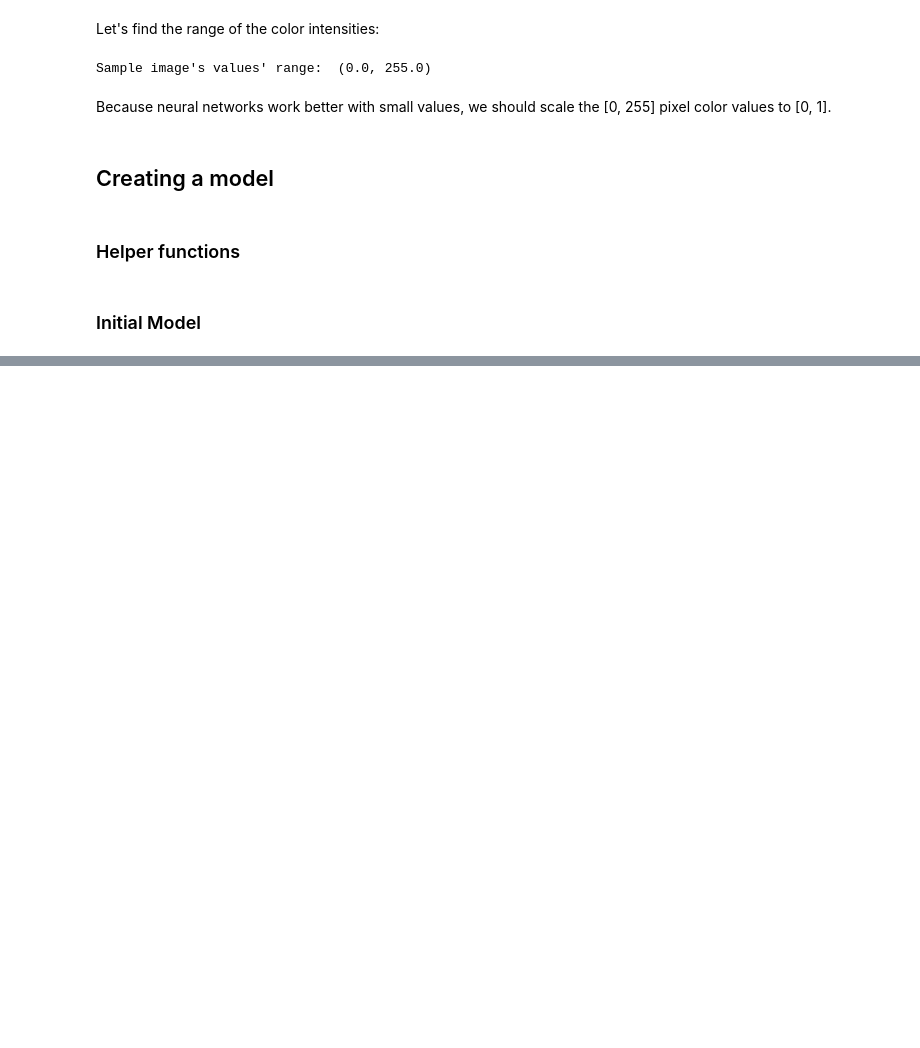
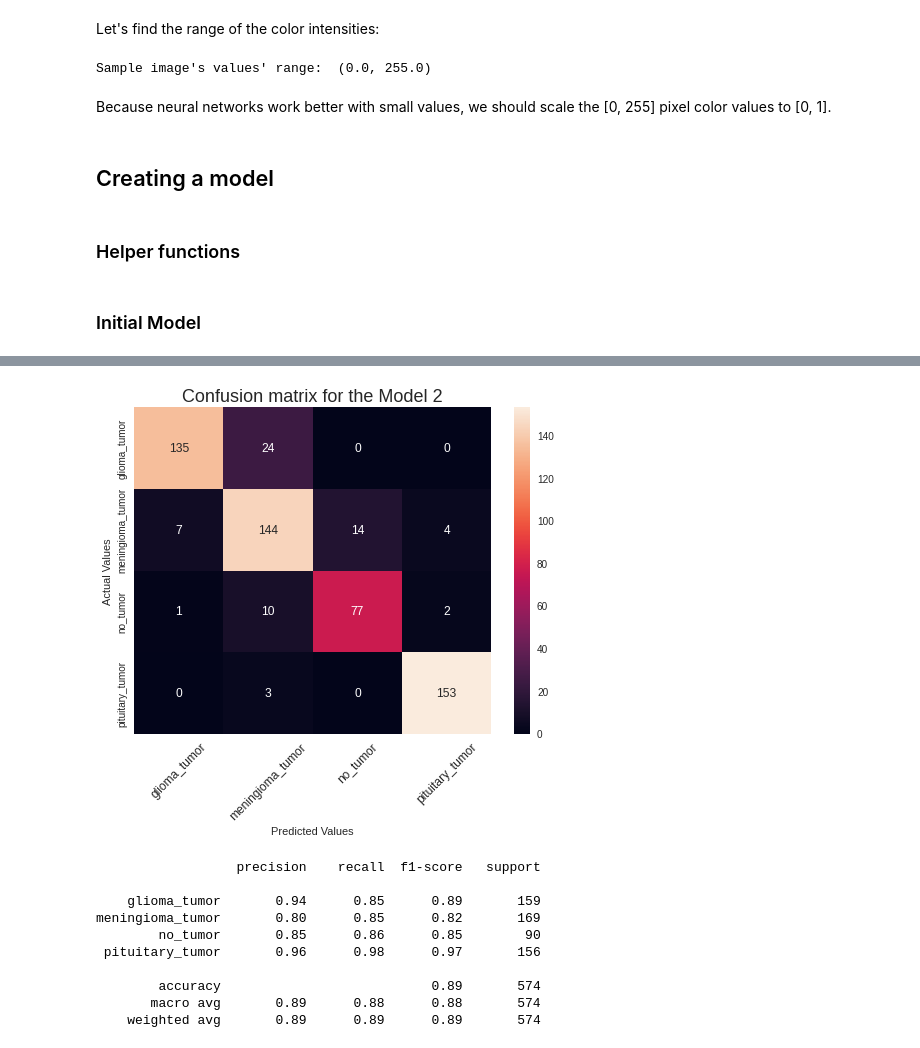
Before and after one commit to bori00/BrainTumorClassification, a Jupyter notebook: BrainTumorClassification.ipynb, the cells around one changed output, grey strips where cells are left out. Drawn from its saved outputs; the diff is of its cells as text; code cells hidden in the pictures; blank space fills up the shorter version.

```diff
--- a/BrainTumorClassification.ipynb
+++ b/BrainTumorClassification.ipynb
@@ -396,0 +468,14 @@ meningioma_tumor       0.78      0.77      0.78       169
+# %%
+show_full_classification_report(model2, valid_ds, "Model 2")
+# %% [output]
+[figure, added]
+                  precision    recall  f1-score   support
+
+    glioma_tumor       0.94      0.85      0.89       159
+meningioma_tumor       0.80      0.85      0.82       169
+        no_tumor       0.85      0.86      0.85        90
+ pituitary_tumor       0.96      0.98      0.97       156
+
+        accuracy                           0.89       574
+       macro avg       0.89      0.88      0.88       574
+    weighted avg       0.89      0.89      0.89       574
```
Also changed, not shown: parts of 13 cells of this notebook.
